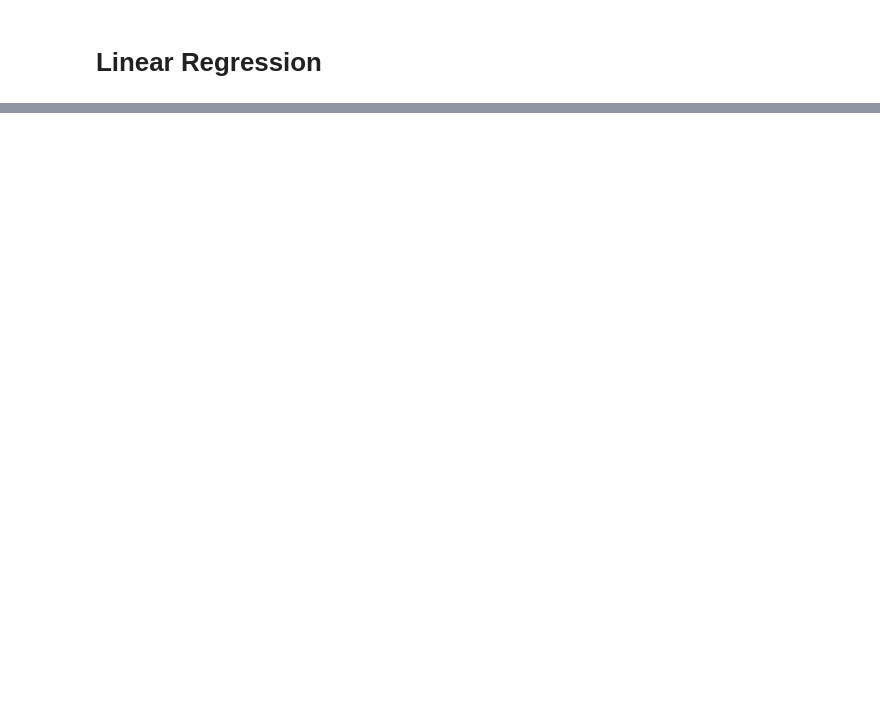
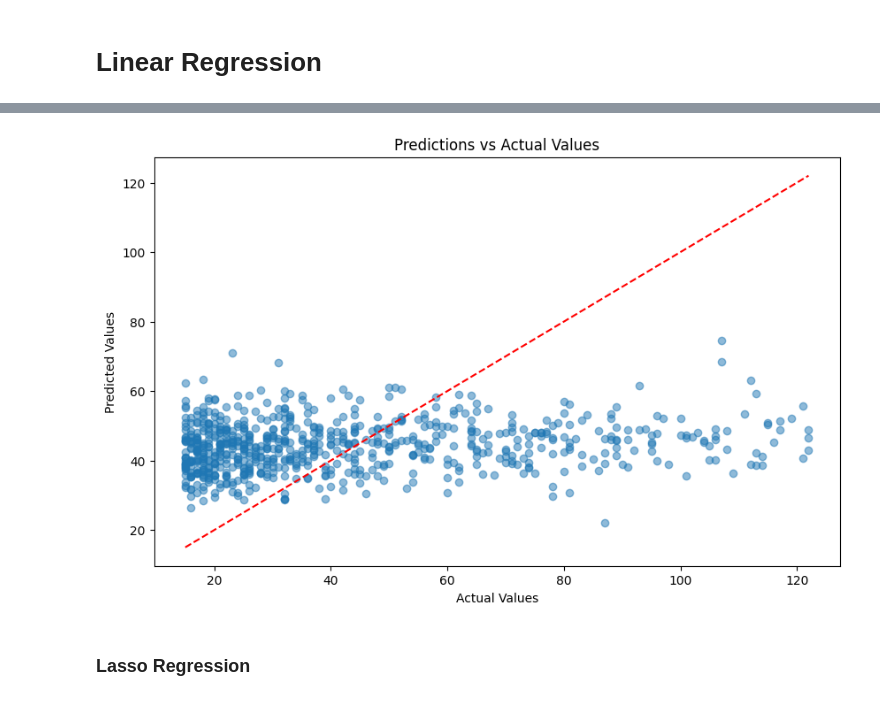
Before and after one commit to Josiah-Lam/Flight-delay, a Jupyter notebook: classification-model/linear-regression.ipynb, the cells around one changed output, grey strips where cells are left out. Drawn from its saved outputs; the diff is of its cells as text; code cells hidden in the pictures; blank space fills up the shorter version.

Commit message:
Did ridge/lasso/sqrt/log/selection/standardization and nothing had any large effects

```diff
--- a/classification-model/linear-regression.ipynb
+++ b/classification-model/linear-regression.ipynb
@@ -248,0 +167,7 @@ R^2 (Test Set): 0.03649080090788959
+# %%
+# Split 80/20 train-test
+
+X = df_encoded.drop(columns=['DEP_DELAY'])
+y = df_encoded['DEP_DELAY']
+
+X_train, X_test, y_train, y_test = train_test_split(X, y, test_size=0.2, random_state = 42)
@@ -248,0 +387,27 @@ R^2 (Test Set): 0.03649080090788959
+# %%
+from sklearn.linear_model import Ridge
+from sklearn.model_selection import train_test_split
+
+# Split your data into train/test (already done, but just a reminder)
+X_train, X_test, y_train, y_test = train_test_split(X, y, test_size=0.2, random_state=42)
+
+# Create the Ridge Regression model
+ridge = Ridge(alpha=1)  # alpha = 1 gives best result
+
+# Fit the model
+ridge.fit(X_train, y_train)
+
+# Print intercept and coefficients
+print("Intercept:", ridge.intercept_)
+coef_df_ridge = pd.DataFrame(ridge.coef_, X.columns, columns=['Coefficient'])
+print(coef_df_ridge)
+
+# Make predictions
+y_pred = ridge.predict(X_test)
+
+# Evaluate the model
+from sklearn import metrics
+print(f"Mean Squared Error (Test Set): {metrics.mean_squared_error(y_test, y_pred)}")
+# Calculate MAE (Mean Absolute Error) on the original scale
+mae = mean_absolute_error(y_test, y_pred)
+print("MAE:", mae)
@@ -248,0 +432,13 @@ R^2 (Test Set): 0.03649080090788959
+# %%
+# Plot predictions vs actual values
+plt.figure(figsize=(10, 6))
+plt.scatter(y_test, y_pred, alpha=0.5)
+plt.plot([y_test.min(), y_test.max()], [y_test.min(), y_test.max()], 'r--')
+plt.xlabel("Actual Values")
+plt.ylabel("Predicted Values")
+plt.title("Predictions vs Actual Values")
+plt.show()
+# %% [output]
+[figure, added]
+# %% [markdown]
+### Lasso Regression
```
Also changed, not shown: parts of 46 cells of this notebook.
